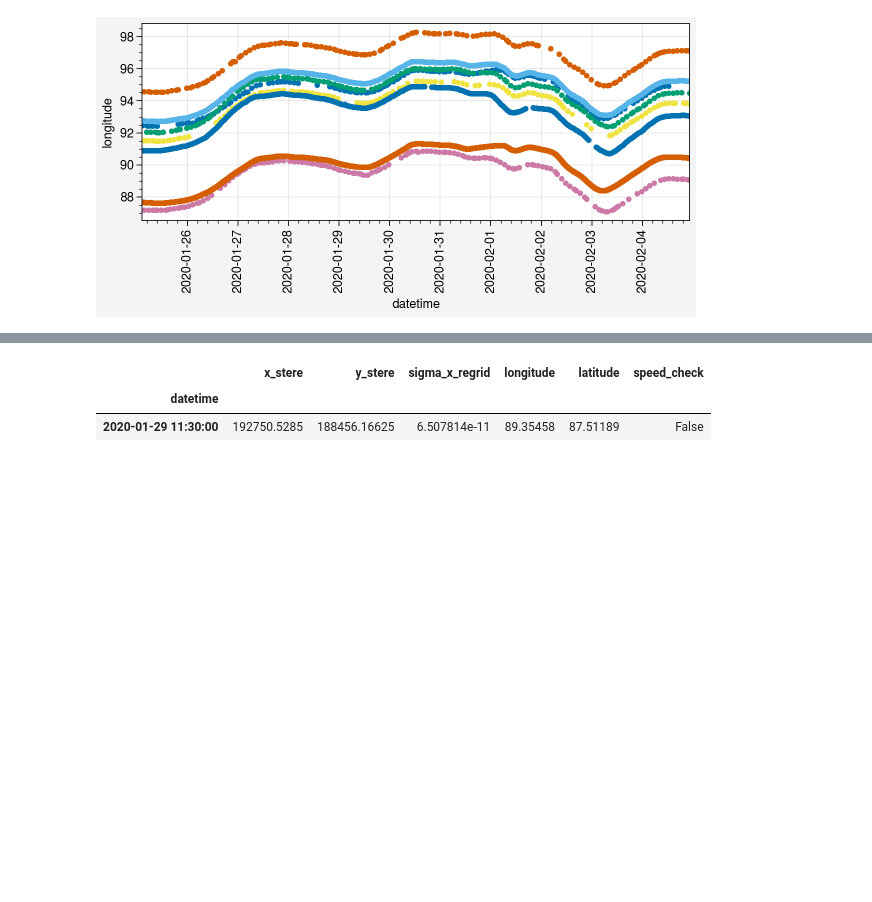
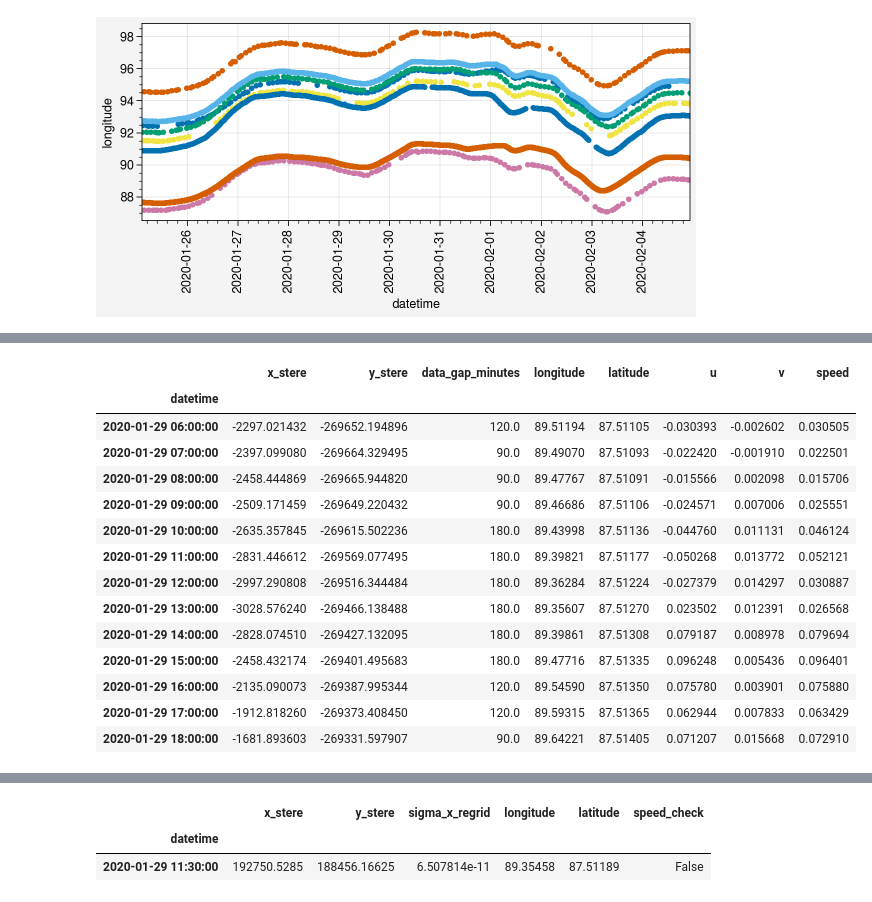
Before and after one commit to danielmwatkins/obs_air-ice-ocean_coupling, a Jupyter notebook: notebooks/buoy_data_processing.ipynb, the cells around one changed output, grey strips where cells are left out. Cells and saved outputs as stored; diff of their text form; code cells hidden in the pictures; blank space fills up the shorter version.

```diff
--- a/notebooks/buoy_data_processing.ipynb
+++ b/notebooks/buoy_data_processing.ipynb
@@ -160,0 +146,18 @@ ax[1].legend(loc='ul')
+# %%
+buoy_data['2019P148'].loc[slice('2020-01-29 06:00', '2020-01-29 18:00')]
+# %% [output]
+|  | x_stere | y_stere | data_gap_minutes | longitude | latitude | u | v | speed |
+| datetime |  |  |  |  |  |  |  |  |
+| 2020-01-29 06:00:00 | -2297.021432 | -269652.194896 | 120.0 | 89.51194 | 87.51105 | -0.030393 | -0.002602 | 0.030505 |
+| 2020-01-29 07:00:00 | -2397.099080 | -269664.329495 | 90.0 | 89.49070 | 87.51093 | -0.022420 | -0.001910 | 0.022501 |
+| 2020-01-29 08:00:00 | -2458.444869 | -269665.944820 | 90.0 | 89.47767 | 87.51091 | -0.015566 | 0.002098 | 0.015706 |
+| 2020-01-29 09:00:00 | -2509.171459 | -269649.220432 | 90.0 | 89.46686 | 87.51106 | -0.024571 | 0.007006 | 0.025551 |
+| 2020-01-29 10:00:00 | -2635.357845 | -269615.502236 | 180.0 | 89.43998 | 87.51136 | -0.044760 | 0.011131 | 0.046124 |
+| 2020-01-29 11:00:00 | -2831.446612 | -269569.077495 | 180.0 | 89.39821 | 87.51177 | -0.050268 | 0.013772 | 0.052121 |
+| 2020-01-29 12:00:00 | -2997.290808 | -269516.344484 | 180.0 | 89.36284 | 87.51224 | -0.027379 | 0.014297 | 0.030887 |
+| 2020-01-29 13:00:00 | -3028.576240 | -269466.138488 | 180.0 | 89.35607 | 87.51270 | 0.023502 | 0.012391 | 0.026568 |
+| 2020-01-29 14:00:00 | -2828.074510 | -269427.132095 | 180.0 | 89.39861 | 87.51308 | 0.079187 | 0.008978 | 0.079694 |
+| 2020-01-29 15:00:00 | -2458.432174 | -269401.495683 | 180.0 | 89.47716 | 87.51335 | 0.096248 | 0.005436 | 0.096401 |
+| 2020-01-29 16:00:00 | -2135.090073 | -269387.995344 | 120.0 | 89.54590 | 87.51350 | 0.075780 | 0.003901 | 0.075880 |
+| 2020-01-29 17:00:00 | -1912.818260 | -269373.408450 | 120.0 | 89.59315 | 87.51365 | 0.062944 | 0.007833 | 0.063429 |
+| 2020-01-29 18:00:00 | -1681.893603 | -269331.597907 | 90.0 | 89.64221 | 87.51405 | 0.071207 | 0.015668 | 0.072910 |
```
Also changed, not shown: parts of 8 cells of this notebook, 29 other files.
